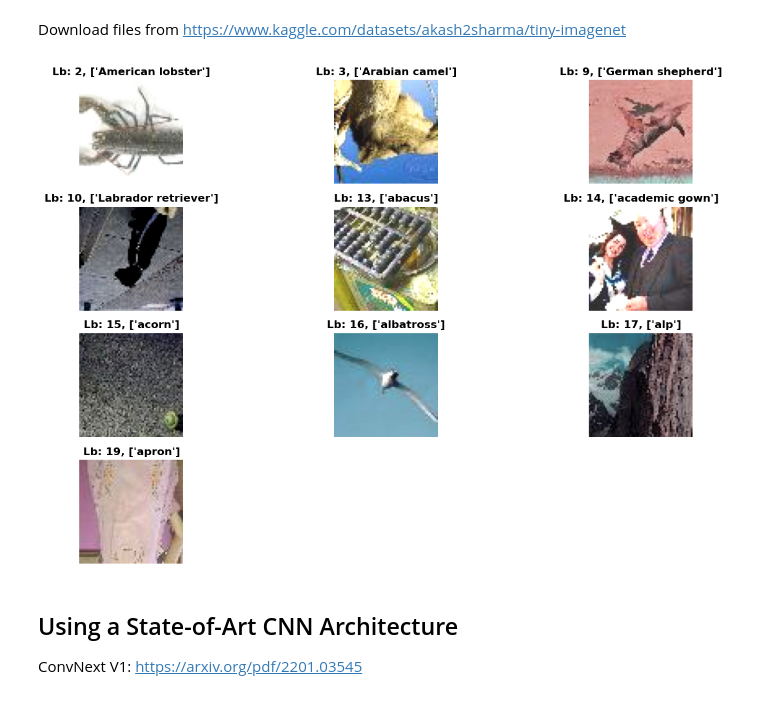
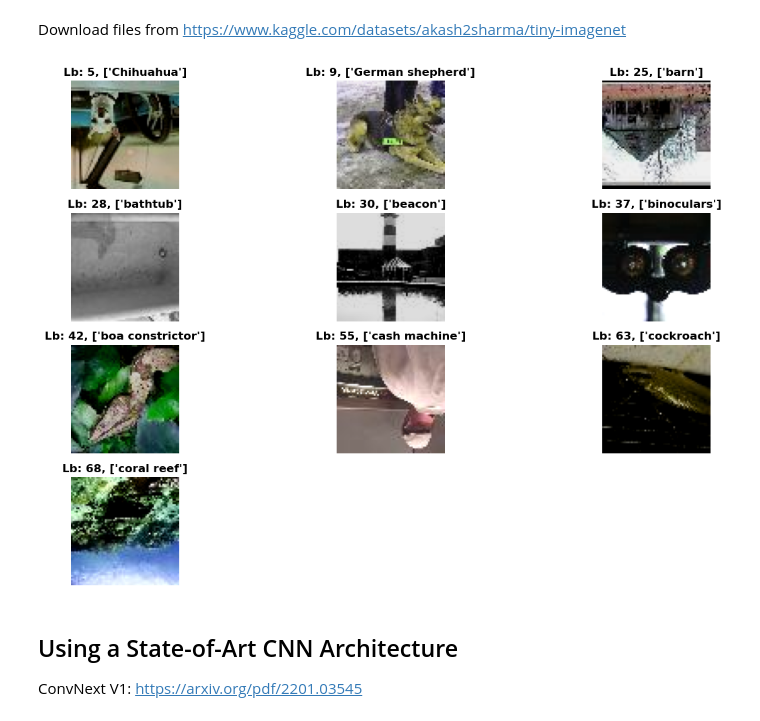
Before and after one commit to danieltar18/cnn-tensorflow, a Jupyter notebook: tiny_imagenet/tiny_imagenet_notebook.ipynb, the cells around one changed output. Cells and saved outputs as stored; diff of their text form; code cells hidden in the pictures.

```diff
--- a/tiny_imagenet/tiny_imagenet_notebook.ipynb
+++ b/tiny_imagenet/tiny_imagenet_notebook.ipynb
@@ -37,7 +46,7 @@ from sklearn.metrics import confusion_matrix, accuracy_score
 RANDOM_SEED = 42
 IMG_HEIGHT = 64
 IMG_WIDTH = 64
-BATCH_SIZE = 4096
+BATCH_SIZE = 32
 # %%
 physical_devices = tf.config.list_physical_devices('GPU')
 print("Num GPUs Available: ", len(physical_devices))
@@ -82,12 +91,10 @@ val_labels = pd.read_csv(default_path + "/val/val_annotations.txt",  sep='\t',
 val_labels = tf.convert_to_tensor(val_labels[["file_name", "class_id"]])
 # %%
 @tf.function
-def load_image(filename, is_train_ds=True, scaled_version=True):
+def load_image(filename, is_train_ds=True):
     image = tf.io.read_file(filename)
     image = tf.image.decode_jpeg(image, channels=3)
-
-    if scaled_version:
-        image = tf.image.convert_image_dtype(image, tf.float32)
+    image = tf.image.convert_image_dtype(image, tf.float32)
 
     parts = tf.strings.split(filename, os.sep)
 
@@ -122,7 +129,7 @@ def apply_data_augmentation(image, label, scale_mode='0_1',  augmentation_type=N
         image = tf.image.random_crop(image, size=[IMG_HEIGHT, IMG_WIDTH, 3])
 
     if scale_mode == '0_1':
-        image = tf.cast(image, tf.float32)
+        image = tf.cast(image, tf.float16)
         image = tf.clip_by_value(image, 0.0, 1.0)
     else:
         image = tf.clip_by_value(image * 255, 0, 255)
@@ -134,7 +141,7 @@ def apply_data_augmentation(image, label, scale_mode='0_1',  augmentation_type=N
 def configure_performance(ds, is_train_ds=True, scale_mode="0_1", augmentation_type=None):
     if is_train_ds:
         ds = ds.cache()
-        ds = ds.shuffle(1000)
+        ds = ds.shuffle(10000)
         ds = ds.map(lambda img, label: apply_data_augmentation(img, label, scale_mode=scale_mode, augmentation_type=augmentation_type),
                     num_parallel_calls=tf.data.AUTOTUNE)
         ds = ds.batch(BATCH_SIZE)
@@ -155,17 +162,17 @@ image_batch, labels_batch = next(iter(train_ds))
 # %%
 plt.figure(figsize=(12, 8))
 
 for idx, label in enumerate(np.unique(labels_batch.numpy().astype(int).tolist())[:10]):
   ax = plt.subplot(4, 3, idx + 1)
   label_idx = tf.argmax(labels_batch.numpy() == label).numpy()
-  plt.imshow(image_batch[label_idx])
+  plt.imshow(tf.cast(image_batch[label_idx], tf.float32))
   plt.title(f"Lb: {label}, {unique_labels[label].numpy()[1].decode('utf-8').split(',')[0:1]}", fontweight="bold")
   plt.axis("off")
 
 plt.tight_layout()
 plt.show()
 # %% [output]
-[figure, old version]
+[figure, new version]
 # %% [markdown]
 ## Using a State-of-Art CNN Architecture
 
```
Also changed, not shown: parts of 33 cells of this notebook, 3 other files.
